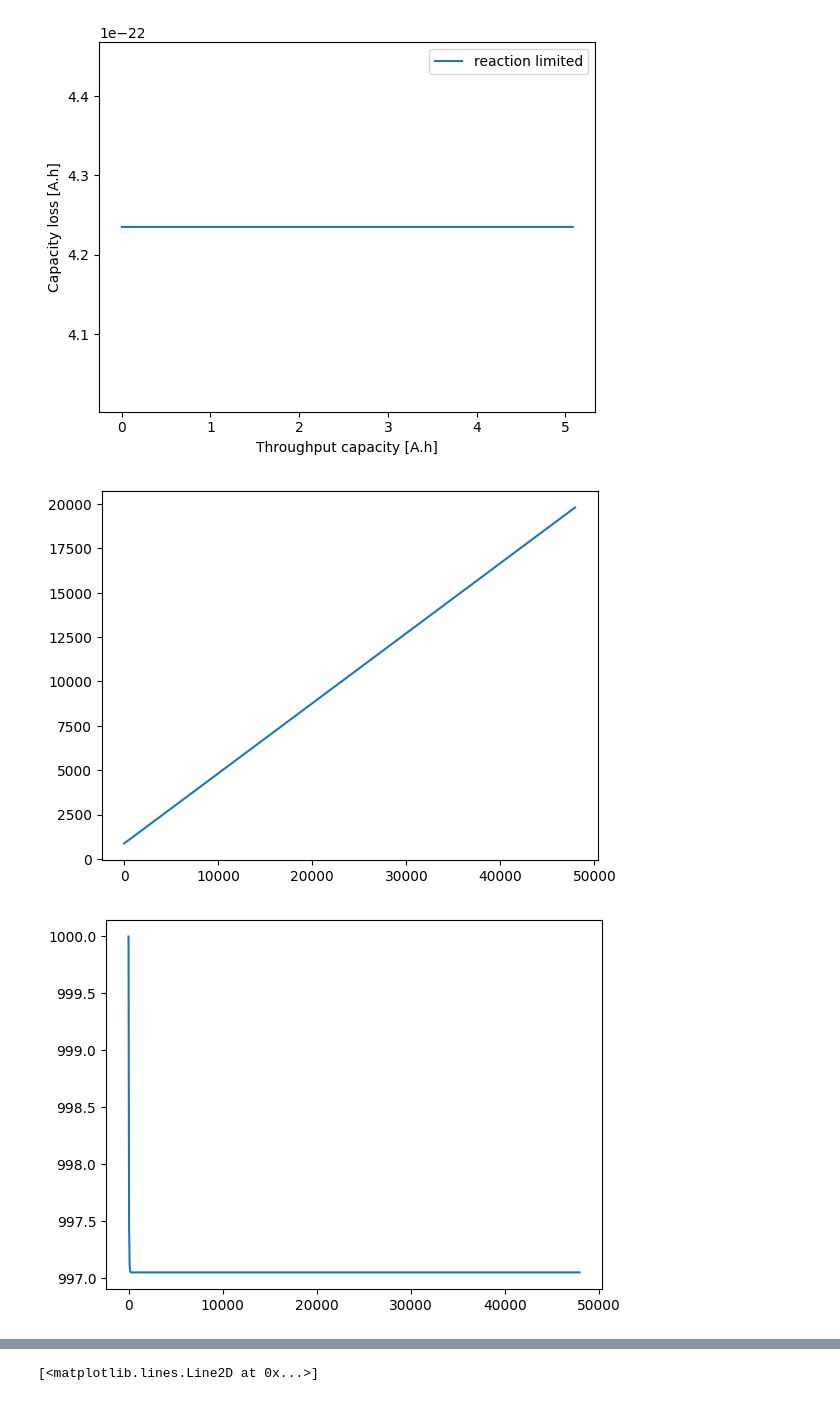
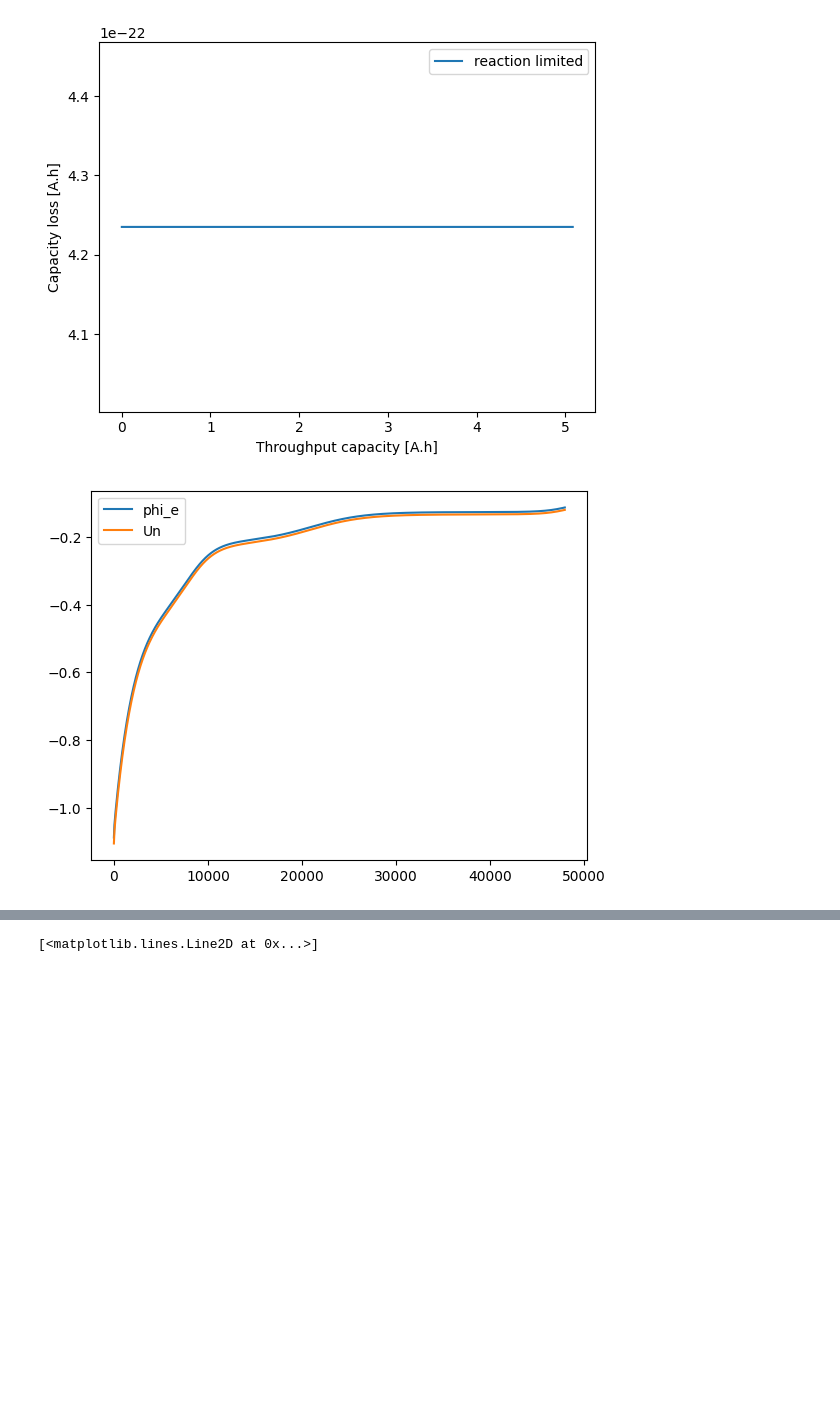
Before and after one commit to brosaplanella/formation, a Jupyter notebook: SEI_Models_thickness_Chen2020.ipynb, the cells around one changed output, grey strips where cells are left out. Saved outputs shown, nothing was run; the diff lists cells and outputs as text; code cells hidden in the pictures; blank space fills up the shorter version.

```diff
--- a/SEI_Models_thickness_Chen2020.ipynb
+++ b/SEI_Models_thickness_Chen2020.ipynb
@@ -27,6 +27,8 @@ param
 param['SEI reaction exchange current density [A.m-2]']=1e-28
 param['Initial inner SEI thickness [m]']=1e-12
 param['Initial outer SEI thickness [m]']=1e-12
+param['Initial concentration in electrolyte [mol.m-3]']= 1000.
+# param[ 'Lower voltage cut-off [V]']=0
 # %%
 var_pts = {
     "x_n": 10,  # negative electrode
@@ -91,7 +93,7 @@ for index in range(len(SEIModels)):
     }))
     #"x-average side reactions": "true"
      #sim = pybamm.Simulation(models[index], parameter_values=param, experiment=exp, var_pts=var_pts)
-    solver = pybamm.CasadiSolver(mode="safe", atol=1e-6, rtol=1e-6)
-    #solver = pybamm.IDAKLUSolver()
+    # solver = pybamm.CasadiSolver(mode="safe", atol=1e-6, rtol=1e-6)
+    solver = pybamm.IDAKLUSolver()
     sim = pybamm.Simulation(models[index], parameter_values=param,  var_pts=var_pts, experiment=exp,  solver=solver)
     solutions.append(sim.solve(initial_soc=0))
@@ -167,47 +176,55 @@ plt.show()
 # %%
 
 #   Some initial data for teh simplified model
 
 
 phi_n = solutions[0]['X-averaged negative electrode potential [V]'].entries
 phi_p = solutions[0]['X-averaged positive electrode potential [V]'].entries
 
 
 ce_AV = solutions[0]['X-averaged electrolyte concentration [mol.m-3]'].entries
 cn_AV = solutions[0]['R-averaged negative particle concentration [mol.m-3]'].entries
 cn_AV2 = solutions[0]['Average negative particle concentration [mol.m-3]'].entries
 cp_AV2 = solutions[0]['Average positive particle concentration [mol.m-3]'].entries
 phi_e = solutions[0]["X-averaged electrolyte potential [V]"].entries
 vv=solutions[0]["Voltage [V]"].entries
 tt=solutions[0]['Time [s]'].entries
 Battery_voltage = solutions[0]['Battery voltage [V]'].entries
+OCP =  solutions[0]['X-averaged negative electrode open-circuit potential [V]'].entries
 
 
 dd=800
-plt.plot(tt[0:dd], cn_AV[0,0:dd])
+# plt.plot(tt[0:dd], cn_AV[0,0:dd], label="cn_AV")
+# plt.legend()
+# plt.show()
+
+# plt.plot(tt[0:dd], ce_AV[0:dd], label="Ce_AV")
+# plt.legend()
+# plt.show()
+
+
+plt.plot(tt[0:dd], phi_e[0:dd], label="phi_e")
+plt.plot(tt[0:dd], -OCP[0:dd], label="Un")
+plt.legend()
 plt.show()
 
-plt.plot(tt[0:dd], ce_AV[0:dd])
-plt.show()
-
-plt.plot(tt[0:dd], cp_AV2[0:dd]+ cn_AV2[0:dd])
-plt.show()
-
-plt.plot(tt[0:dd], phi_e[0:dd])
-plt.show()
-
-plt.plot(tt[0:dd], phi_n[0:dd])
-plt.show()
-
-plt.plot(tt[0:dd], vv[0:dd])
-plt.show()
+# plt.plot(tt[0:dd], phi_n[0:dd], label="phi_n")
+# plt.legend()
+# plt.show()
 
 
-plt.plot(tt[0:dd], Battery_voltage[0:dd])
-plt.show
+# plt.plot(tt[0:dd], phi_n[0:dd], label="phi_p")
+# plt.legend()
+# plt.show()
 
-plt.plot(tt[0:dd], phi_p[0:dd])
-plt.show()
+# plt.plot(tt[0:dd], vv[0:dd])
+# plt.show()
+
+
+# plt.plot(tt[0:dd], Battery_voltage[0:dd])
+# plt.show
+
+# plt.plot(tt[0:dd], phi_p[0:dd])
+# plt.show()
 # %% [output]
-[figure, old version]
+[figure, new version]
-[figure, removed]
```
Also changed, not shown: parts of 8 cells of this notebook.
